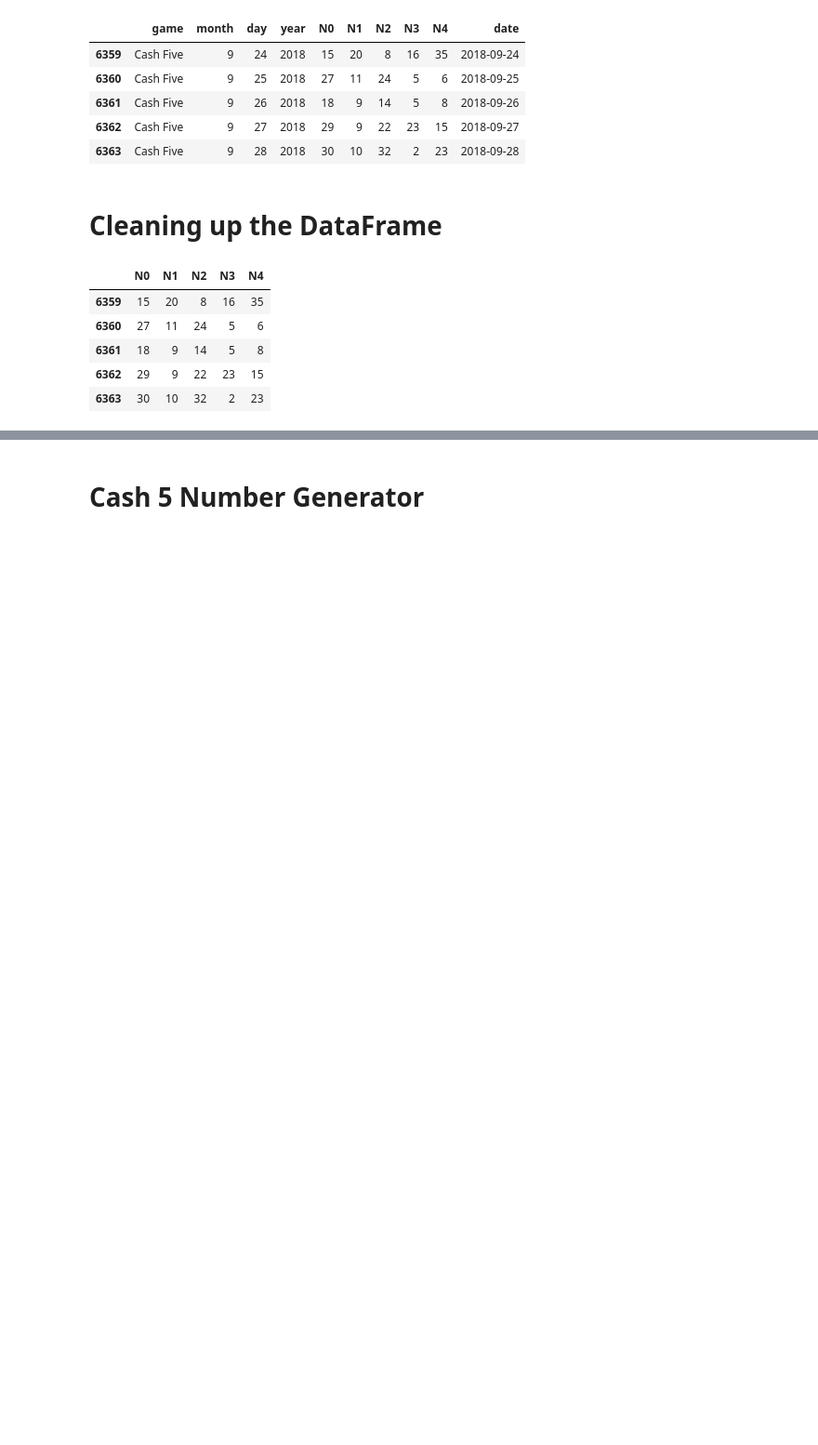
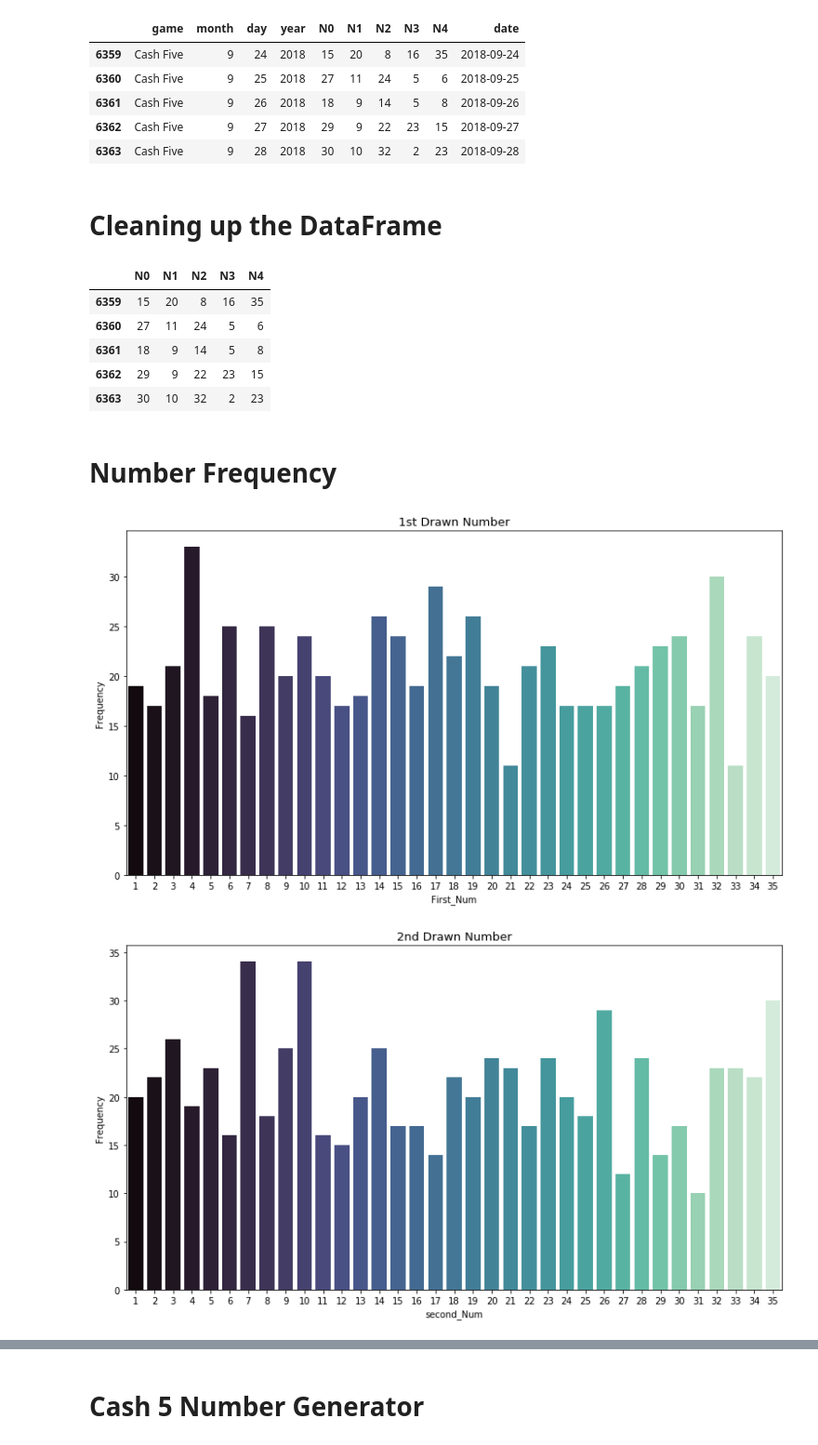
Before and after one commit to AI-Gomez/latus-projects-lottery, a Jupyter notebook: cash_five.ipynb, the cells around one changed output, grey strips where cells are left out. Shown: that part at 93% size. Drawn from its saved outputs; the diff is of its cells as text; code cells hidden in the pictures; blank space fills up the shorter version.

Commit message:
number viz

```diff
--- a/cash_five.ipynb
+++ b/cash_five.ipynb
@@ -58,3 +59,33 @@ lotto.head()
 | 6361 | 18 | 9 | 14 | 5 | 8 |
 | 6362 | 29 | 9 | 22 | 23 | 15 |
 | 6363 | 30 | 10 | 32 | 2 | 23 |
+# %% [markdown]
+# Number Frequency
+# %%
+firsttop5 = lotto.N0.value_counts().rename_axis('First_Num').reset_index(name='Frequency')
+sns.barplot(data=firsttop5, x='First_Num', y= 'Frequency', palette = 'mako')
+plt.title('1st Drawn Number', fontsize=13)
+plt.show()
+
+secondtop5 = lotto.N1.value_counts().rename_axis('second_Num').reset_index(name='Frequency')
+sns.barplot(data=secondtop5, x='second_Num', y= 'Frequency', palette = 'mako')
+plt.title('2nd Drawn Number', fontsize=13)
+plt.show()
+
+thirdtop5 = lotto.N2.value_counts().rename_axis('third_Num').reset_index(name='Frequency')
+sns.barplot(data=thirdtop5, x='third_Num', y= 'Frequency', palette = 'mako')
+plt.title('3rd Drawn Number', fontsize=13)
+plt.show()
+
+fourthtop5 = lotto.N3.value_counts().rename_axis('Fourth_Num').reset_index(name='Frequency')
+sns.barplot(data=fourthtop5, x='Fourth_Num', y= 'Frequency', palette = 'mako')
+plt.title('4th Drawn Number', fontsize=13)
+plt.show()
+
+fifthtop5 = lotto.N4.value_counts().rename_axis('Fifth_Num').reset_index(name='Frequency')
+sns.barplot(data=fifthtop5, x='Fifth_Num', y= 'Frequency', palette = 'mako')
+plt.title('5th Drawn Number', fontsize=13)
+plt.show()
+# %% [output]
+[figure, added]
+[figure, added]
```
Also changed, not shown: parts of 5 cells of this notebook.
